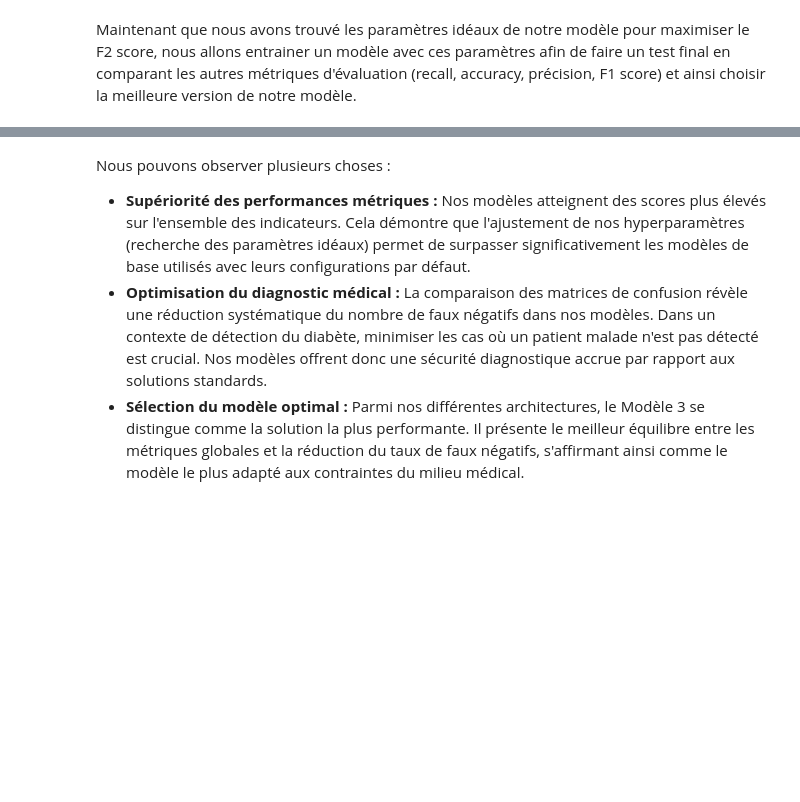
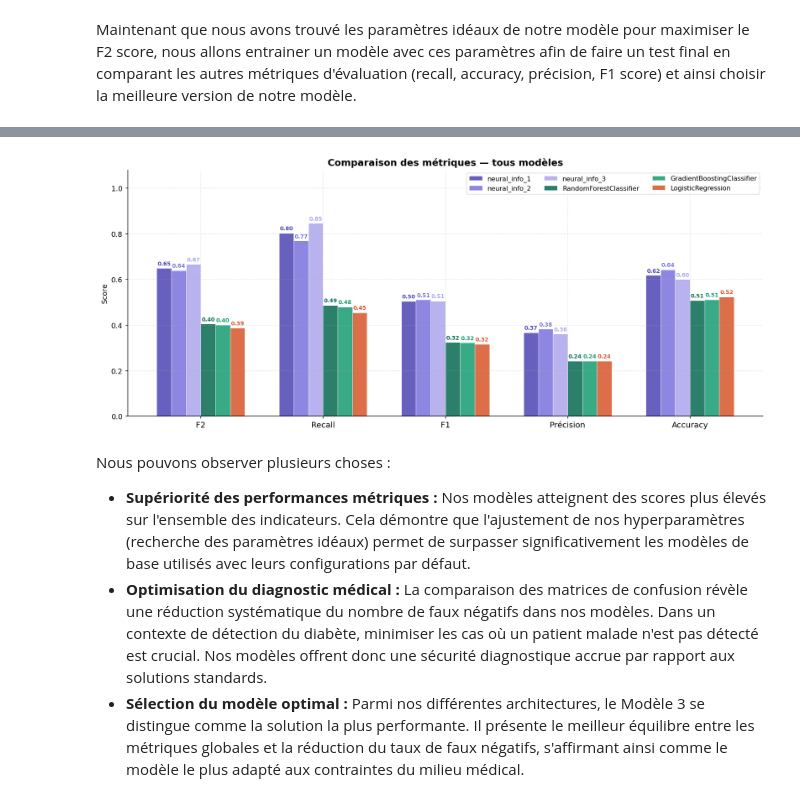
Before and after one commit to saadaouis/Deep_Learning-project, a Jupyter notebook: Livrable.ipynb, the cells around one changed output, grey strips where cells are left out. Saved outputs shown, nothing was run; the diff lists cells and outputs as text; code cells hidden in the pictures; blank space fills up the shorter version.

```diff
--- a/Livrable.ipynb
+++ b/Livrable.ipynb
@@ -1294,3 +1302,56 @@ Tab(children=(Output(), Output(), Output(), Output(), Output(), Output()), selec
+# %%
+RESULTS = {}
+
+for name, metric in metrics.items():
+    RESULTS[name] = {
+        "Recall": metric["recall_metric"],
+        "Précision": metric["precision_metric"],
+        "F1": metric["f1_metric"],
+        "F2": metric["f2_metric"],
+        "Accuracy": metric["accuracy_metric"]
+    }
+
+METRICS = ["F2", "Recall", "F1", "Précision", "Accuracy"]
+PALETTE = ["#534AB7", "#7F77DD", "#AFA9EC", "#0F6E56", "#1D9E75", "#D85A30"]
+
+plt.rcParams.update({
+    "font.family": "sans-serif",
+    "axes.spines.top": False,
+    "axes.spines.right": False,
+    "axes.grid": True,
+    "grid.alpha": 0.3,
+    "grid.linestyle": "--",
+    "figure.dpi": 130,
+})
+
+models  = list(RESULTS.keys())
+n_m     = len(models)
+x       = np.arange(len(METRICS))
+width   = 0.12
+offsets = np.linspace(-(n_m - 1) / 2 * width, (n_m - 1) / 2 * width, n_m)
+
+fig, ax = plt.subplots(figsize=(13, 5.5))
+
+for i, (model, color) in enumerate(zip(models, PALETTE)):
+    vals = [RESULTS[model][m] for m in METRICS]
+    bars = ax.bar(x + offsets[i], vals, width, label=model.replace("\n", " "),
+                  color=color, alpha=0.88, edgecolor="white", linewidth=0.5)
+    for bar, v in zip(bars, vals):
+        ax.text(bar.get_x() + bar.get_width() / 2, bar.get_height() + 0.008,
+                f"{v:.2f}", ha="center", va="bottom", fontsize=7.5,
+                color=color, fontweight="bold")
+
+ax.set_xticks(x)
+ax.set_xticklabels(METRICS, fontsize=11)
+ax.set_ylim(0, 1.08)
+ax.set_ylabel("Score")
+ax.set_title("Comparaison des métriques — tous modèles", fontsize=13, fontweight="bold")
+ax.legend(ncol=3, loc="upper right", framealpha=0.9, fontsize=9, edgecolor="#ddd")
+
+fig.tight_layout()
+plt.show()
+# %% [output]
+[figure, added]
 # %% [markdown]
 Nous pouvons observer plusieurs choses :
 - **Supériorité des performances métriques :** Nos modèles atteignent des scores plus élevés sur l'ensemble des indicateurs. Cela démontre que l'ajustement de nos hyperparamètres (recherche des paramètres idéaux) permet de surpasser significativement les modèles de base utilisés avec leurs configurations par défaut.
```
Also changed, not shown: parts of 12 cells of this notebook, 3 other files.
